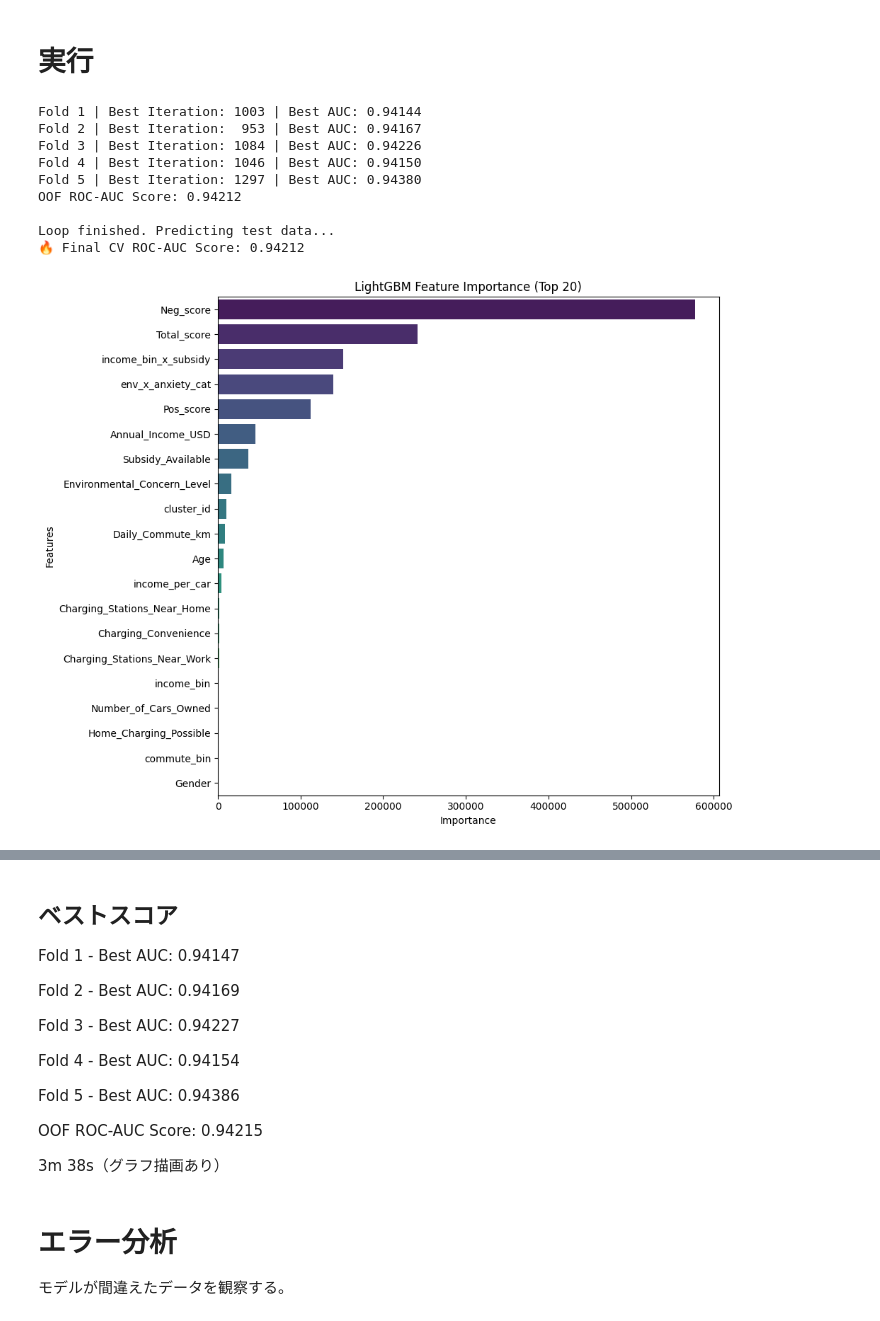
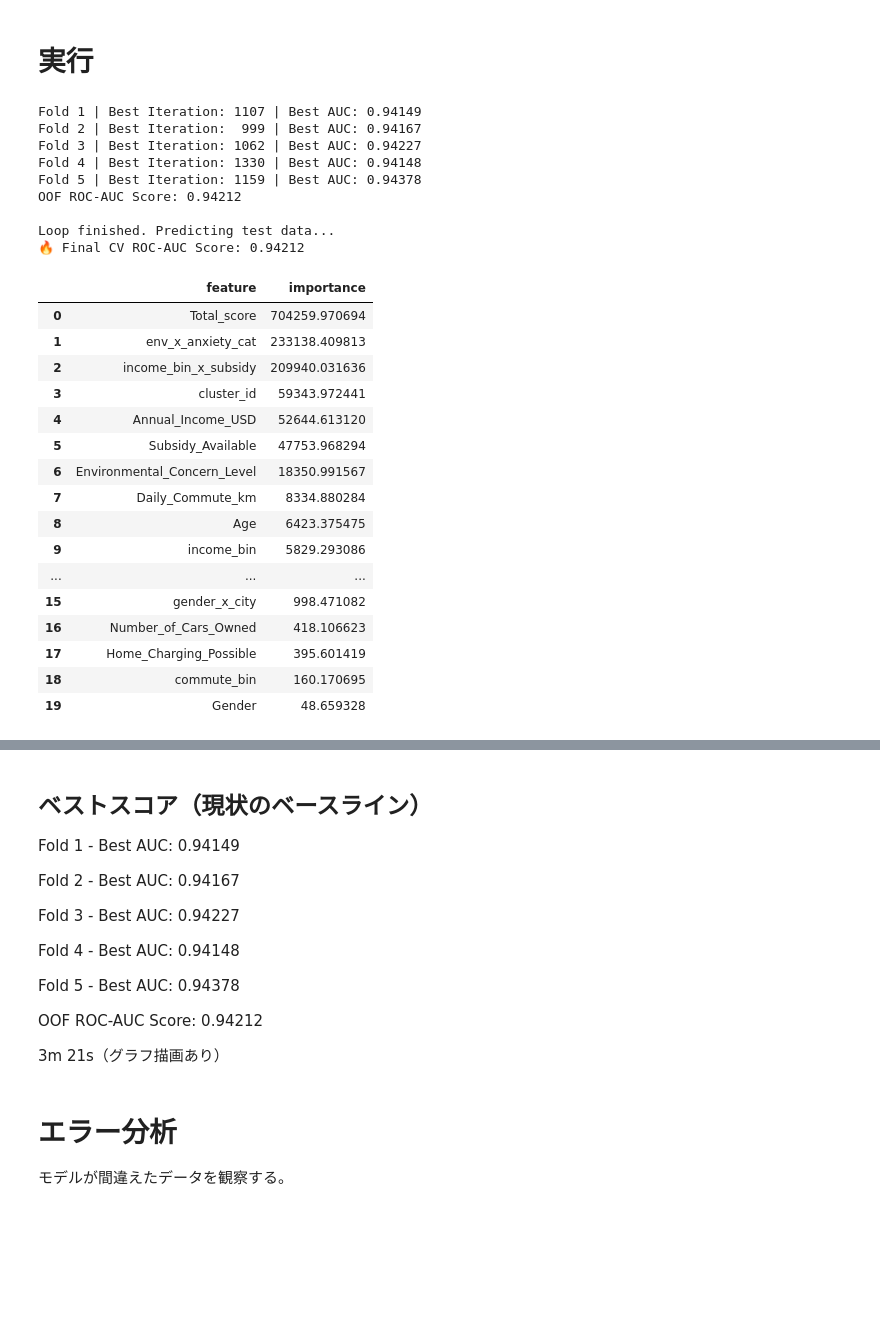
Before and after one commit to shoko-h-s/my_kaggle_solutions, a Jupyter notebook: ev-purchases-japanese.ipynb, the cells around one changed output, grey strips where cells are left out. Drawn from its saved outputs; the diff is of its cells as text; code cells hidden in the pictures; blank space fills up the shorter version.

```diff
--- a/ev-purchases-japanese.ipynb
+++ b/ev-purchases-japanese.ipynb
@@ -728,11 +838,12 @@ features = [
     "Will_Buy_EV",
     "Range_Anxiety_Level",
     'range_anxiety_num',
-    'age_bin',
     'Home_Charging_Possible_num',
     'Subsidy_Available_num',
     'City_Type',
     'Current_Car_Type',
+    'Pos_score',
+    'Neg_score',
     ]
 ]
 
@@ -758,41 +869,59 @@ for col in features:
 train_copy = train_copy.astype(type_mapping)
 test_copy = test_copy.astype(type_mapping)
 
 
 # 3. 余計な列を完全に排除した「純粋な軽量DataFrame」を孤立させて作成
 pure_train = train_copy[features + ["Will_Buy_EV"]].copy()
 pure_test = test_copy[features].copy()
 
 
 # 4. 学習の実行（軽量化した pure_train / pure_test を投入）
 oof_train, y_preds, models = train_lgb(pure_train, pure_test, features)
 
 
 # 5. 正解ラベルの数値化と全体の OOF ROC-AUC スコアの計算
 y_true = (pure_train["Will_Buy_EV"] == "Yes").astype(int)
 cv_auc = roc_auc_score(y_true, oof_train)
 print(f"🔥 Final CV ROC-AUC Score: {cv_auc:.5f}\n")
 
 
-# 6. 特徴量重要度の可視化
+# 6. 特徴量重要度の可視化（表形式で出力）
 feature_importances = np.mean(
     [model.feature_importance(importance_type="gain") for model in models],
     axis=0,
 )
 
-importance_df = pd.DataFrame(
-    {"feature": features, "importance": feature_importances}
-).sort_values("importance", ascending=False).reset_index(drop=True)
+importance_df = (
+    pd.DataFrame({"feature": features, "importance": feature_importances})
+    .sort_values("importance", ascending=False)
+    .reset_index(drop=True)
+)
 
-plot_feature_importance(importance_df, top_n=20)
+display(importance_df.head(20))
 # %% [output]
-Fold 1 | Best Iteration: 1003 | Best AUC: 0.94144
-Fold 2 | Best Iteration:  953 | Best AUC: 0.94167
-Fold 3 | Best Iteration: 1084 | Best AUC: 0.94226
-Fold 4 | Best Iteration: 1046 | Best AUC: 0.94150
-Fold 5 | Best Iteration: 1297 | Best AUC: 0.94380
+Fold 1 | Best Iteration: 1107 | Best AUC: 0.94149
+Fold 2 | Best Iteration:  999 | Best AUC: 0.94167
+Fold 3 | Best Iteration: 1062 | Best AUC: 0.94227
+Fold 4 | Best Iteration: 1330 | Best AUC: 0.94148
+Fold 5 | Best Iteration: 1159 | Best AUC: 0.94378
 OOF ROC-AUC Score: 0.94212
 
 Loop finished. Predicting test data...
 🔥 Final CV ROC-AUC Score: 0.94212
-[figure, removed]
+|  | feature | importance |
+| 0 | Total_score | 704259.970694 |
+| 1 | env_x_anxiety_cat | 233138.409813 |
+| 2 | income_bin_x_subsidy | 209940.031636 |
+| 3 | cluster_id | 59343.972441 |
+| 4 | Annual_Income_USD | 52644.613120 |
+| 5 | Subsidy_Available | 47753.968294 |
+| 6 | Environmental_Concern_Level | 18350.991567 |
+| 7 | Daily_Commute_km | 8334.880284 |
+| 8 | Age | 6423.375475 |
+| 9 | income_bin | 5829.293086 |
+| ... | ... | ... |
+| 15 | gender_x_city | 998.471082 |
+| 16 | Number_of_Cars_Owned | 418.106623 |
+| 17 | Home_Charging_Possible | 395.601419 |
+| 18 | commute_bin | 160.170695 |
+| 19 | Gender | 48.659328 |
@@ -801,19 +930,19 @@ Wall time: 3min 21s
 # %% [markdown]
-## ベストスコア
+## ベストスコア（現状のベースライン）
 
-Fold 1 - Best AUC: 0.94147
+Fold 1 - Best AUC: 0.94149
 
-Fold 2 - Best AUC: 0.94169
+Fold 2 - Best AUC: 0.94167
 
 Fold 3 - Best AUC: 0.94227
 
-Fold 4 - Best AUC: 0.94154
+Fold 4 - Best AUC: 0.94148
 
-Fold 5 - Best AUC: 0.94386
+Fold 5 - Best AUC: 0.94378
 
-OOF ROC-AUC Score: 0.94215
+OOF ROC-AUC Score: 0.94212
 
-3m 38s（グラフ描画あり）
+3m 21s（グラフ描画あり）
 # %% [markdown]
 # エラー分析
 
```
Also changed, not shown: parts of 29 cells of this notebook.
